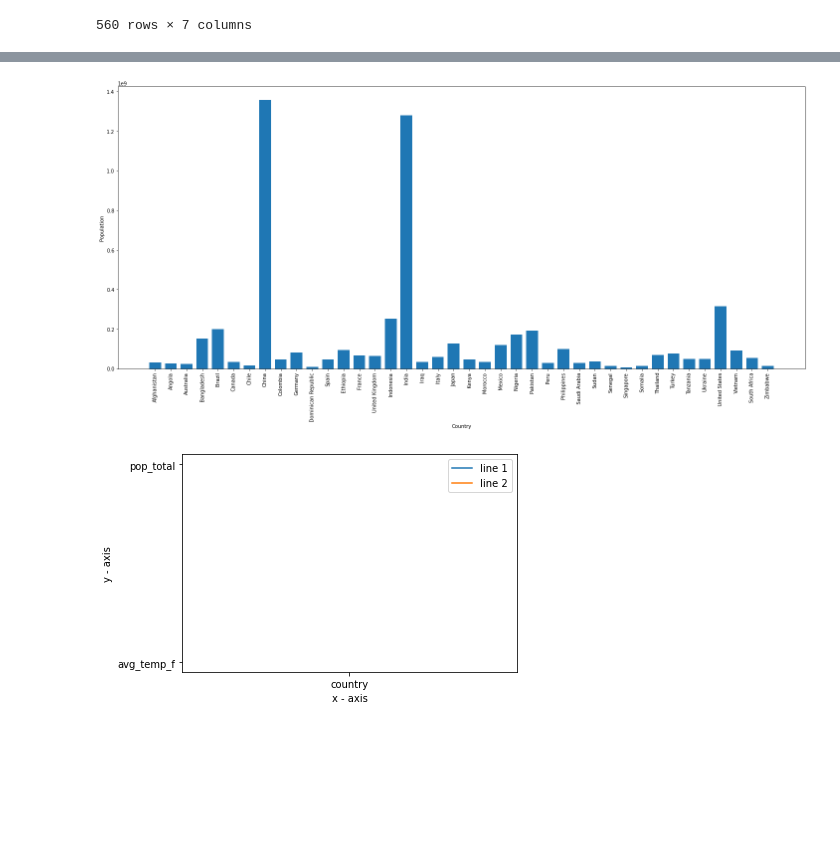
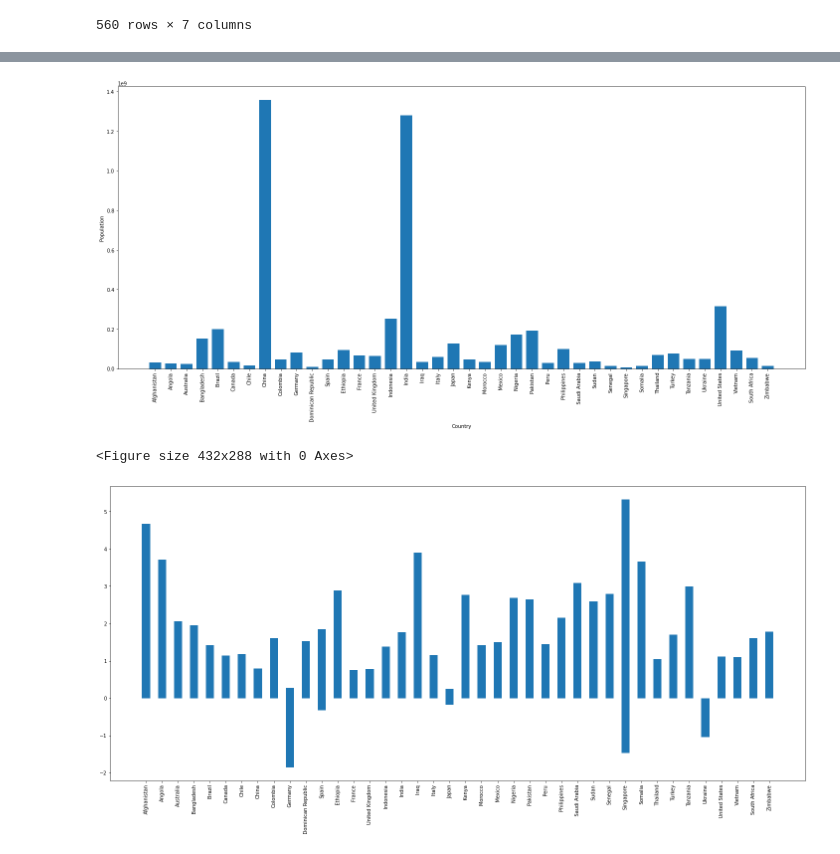
Before and after one commit to moriahtaylor1/climate-change-analysis, a Jupyter notebook: populationvstemp.ipynb, the cells around one changed output, grey strips where cells are left out. Cells and saved outputs as stored; diff of their text form; code cells hidden in the pictures; blank space fills up the shorter version.

```diff
--- a/populationvstemp.ipynb
+++ b/populationvstemp.ipynb
@@ -26,3 +26,8 @@ popvstemp_df
 | 558 | Zimbabwe | Sub-Saharan Africa | 2012 | 13115131 | 1.698001 | 20.523333 | 68.94200 |
 | 559 | Zimbabwe | Sub-Saharan Africa | 2013 | 13350356 | 1.777645 | 19.756500 | 67.56170 |
 560 rows × 7 columns
+# %%
+#Select columns
+summary_df = popvstemp_df[["country","year", "pop_total", "pop_growth", "avg_temp_f"]]
+
+summary_df
@@ -33,8 +52,8 @@ populationgrowth = ['pop_growth']
 
 x = np.arange(len(labels))
 width = 0.5
-x_values = popvstemp_df['country']
-y_values = popvstemp_df['pop_total']
+x_values = summary_df['country']
+y_values = summary_df['pop_total']
 plt.figure(figsize=(20,10))
 plt.bar(x_values, y_values, width = 0.75)
 plt.xticks(rotation=90)
@@ -42,27 +61,22 @@ plt.xlabel('Country')
 plt.ylabel('Population')
 plt.tight_layout()
 plt.show()
+
+plt.savefig("Images/Population.png")
 # %% [output]
 [figure]
+<Figure size 432x288 with 0 Axes>
-# %%
-# line 1 points
-x1 = ['country']
-y1 = ['avg_temp_f']
-# plotting the line 1 points
-plt.plot(x1, y1, label = "line 1")
-# line 2 points
-x2 = ['country']
-y2 = ['pop_total']
-# plotting the line 2 points
-plt.plot(x2, y2, label = "line 2")
-plt.xlabel('x - axis')
-# Set the y axis label of the current axis.
-plt.ylabel('y - axis')
-# Set a title of the current axes.
-plt.title('')
-# show a legend on the plot
-plt.legend()
-# Display a figure.
-plt.show()
-# %% [output]
-[figure, removed]
+# %%
+x = np.arange(len(labels))
+width = 0.5
+x_values = summary_df['country']
+y_values = summary_df['pop_growth']
+plt.figure(figsize=(20,10))
+plt.bar(x_values, y_values, width = 0.5)
+plt.xticks(rotation=90)
+plt.xlabel('')
+plt.ylabel('')
+plt.tight_layout()
+plt.show()
+# %% [output]
+[figure, added]
```
Also changed, not shown: parts of 5 cells of this notebook.
